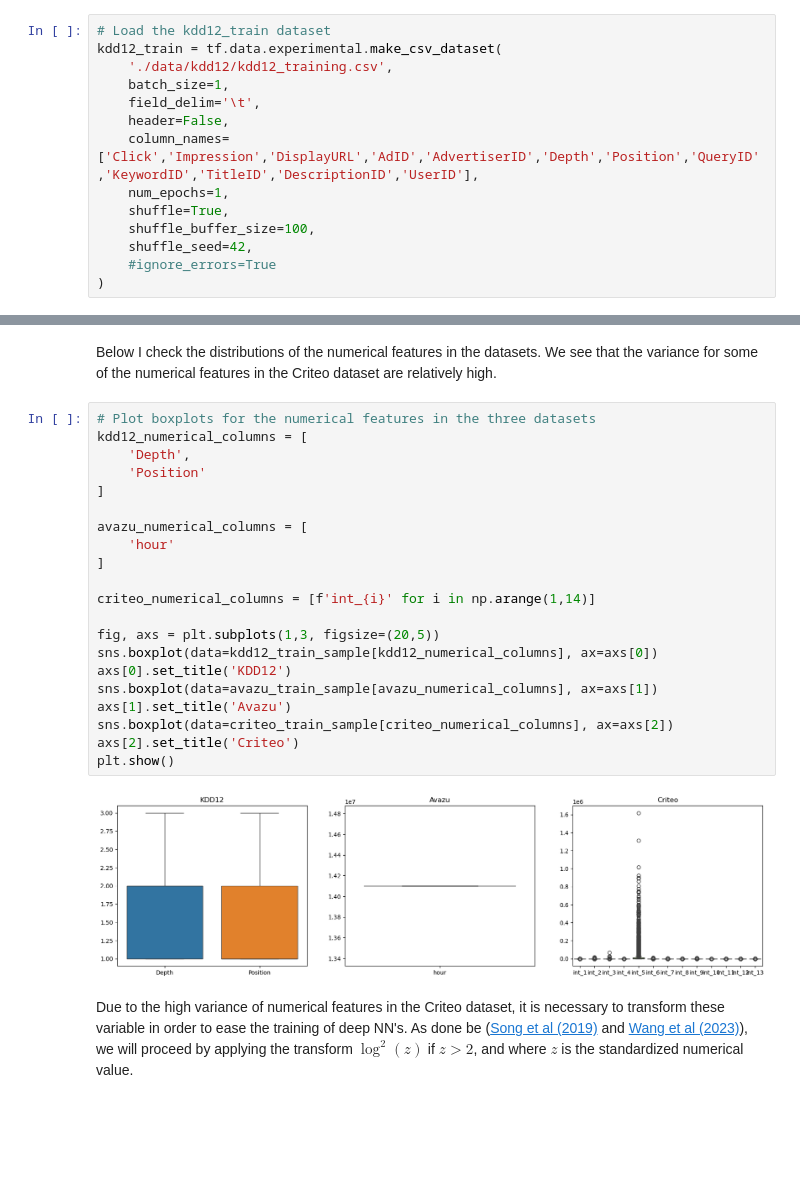
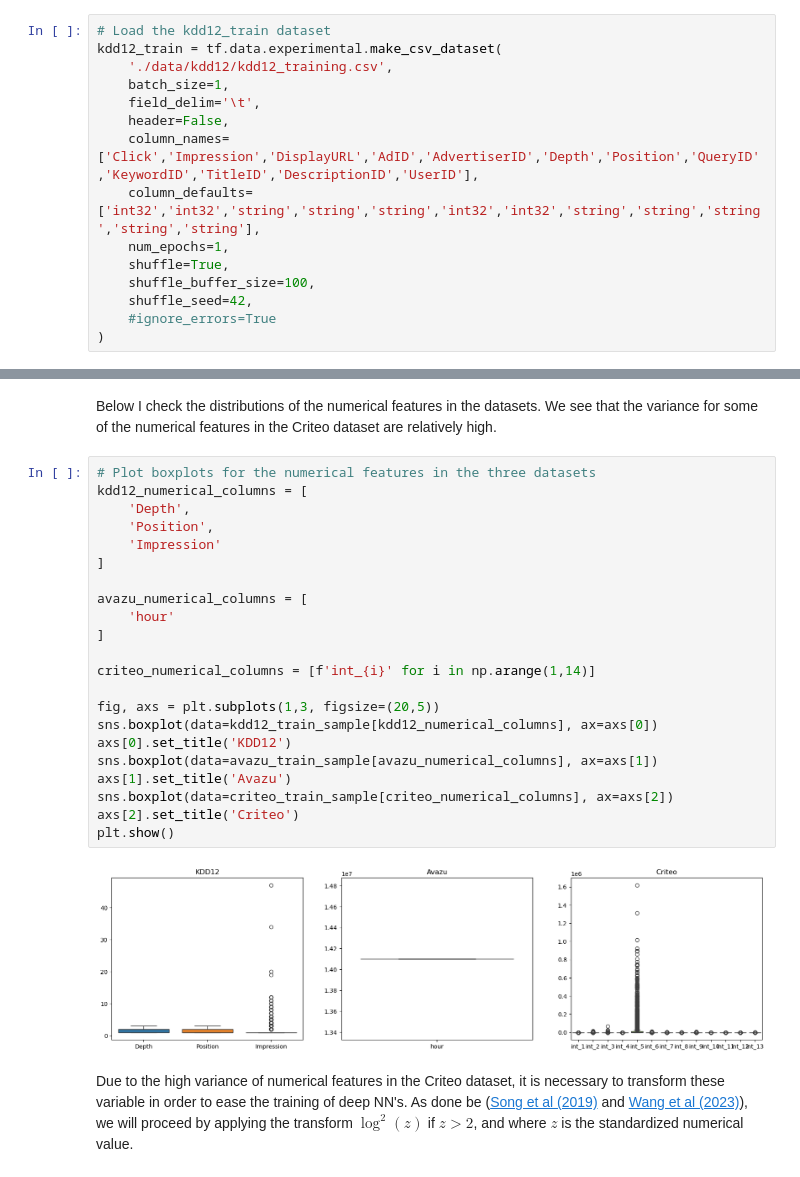
Before and after one commit to martinbatek/drl-ad-personalization, a Jupyter notebook: first_draft_notebook.ipynb, the cells around one changed output, grey strips where cells are left out. Cells and saved outputs as stored; diff of their text form; blank space fills up the shorter version.

```diff
--- a/first_draft_notebook.ipynb
+++ b/first_draft_notebook.ipynb
@@ -166,6 +166,7 @@ kdd12_train = tf.data.experimental.make_csv_dataset(
     field_delim='\t',
     header=False,
     column_names=['Click','Impression','DisplayURL','AdID','AdvertiserID','Depth','Position','QueryID','KeywordID','TitleID','DescriptionID','UserID'],
+    column_defaults=['int32','int32','string','string','string','int32','int32','string','string','string','string','string'],
     num_epochs=1,
     shuffle=True,
     shuffle_buffer_size=100,
@@ -378,26 +361,27 @@ Below I check the distributions of the numerical features in the datasets. We se
 # %%
 # Plot boxplots for the numerical features in the three datasets
 kdd12_numerical_columns = [
     'Depth',
-    'Position'
+    'Position',
+    'Impression'
 ]
 
 avazu_numerical_columns = [
     'hour'
 ]
 
 criteo_numerical_columns = [f'int_{i}' for i in np.arange(1,14)]
 
 fig, axs = plt.subplots(1,3, figsize=(20,5))
 sns.boxplot(data=kdd12_train_sample[kdd12_numerical_columns], ax=axs[0])
 axs[0].set_title('KDD12')
 sns.boxplot(data=avazu_train_sample[avazu_numerical_columns], ax=axs[1])
 axs[1].set_title('Avazu')
 sns.boxplot(data=criteo_train_sample[criteo_numerical_columns], ax=axs[2])
 axs[2].set_title('Criteo')
 plt.show()
 # %% [output]
-[figure, old version]
+[figure, new version]
 # %% [markdown]
 Due to the high variance of numerical features in the Criteo dataset, it is necessary to transform these variable in order to ease the training of deep NN's. As done be ([Song et al (2019)](#Song) and [Wang et al (2023)](#Wang)), we will proceed by applying the transform $\log^2 (z)$ if $z>2$, and where $z$ is the standardized numerical value.
 # %%
```
Also changed, not shown: parts of 21 cells of this notebook.
